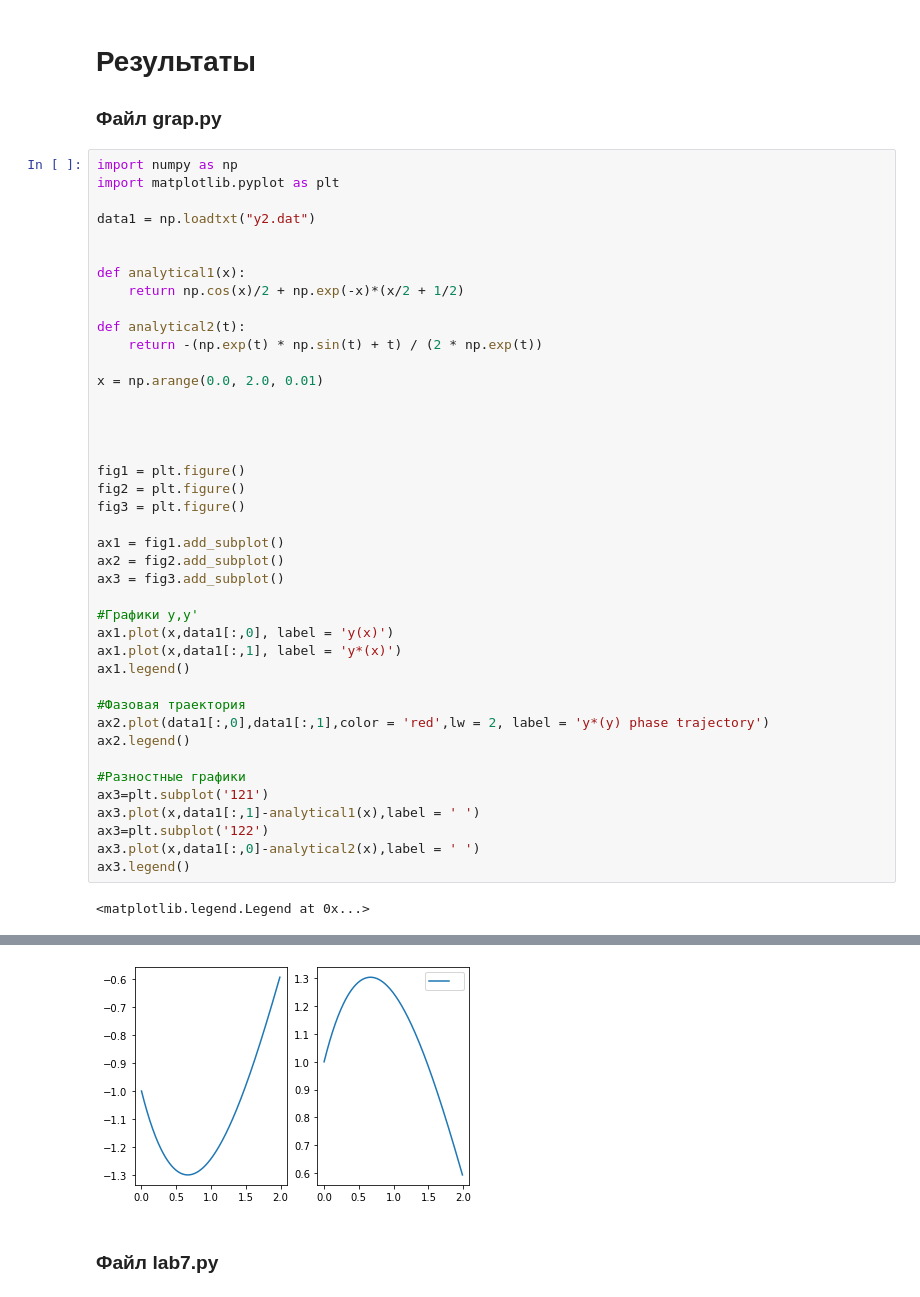
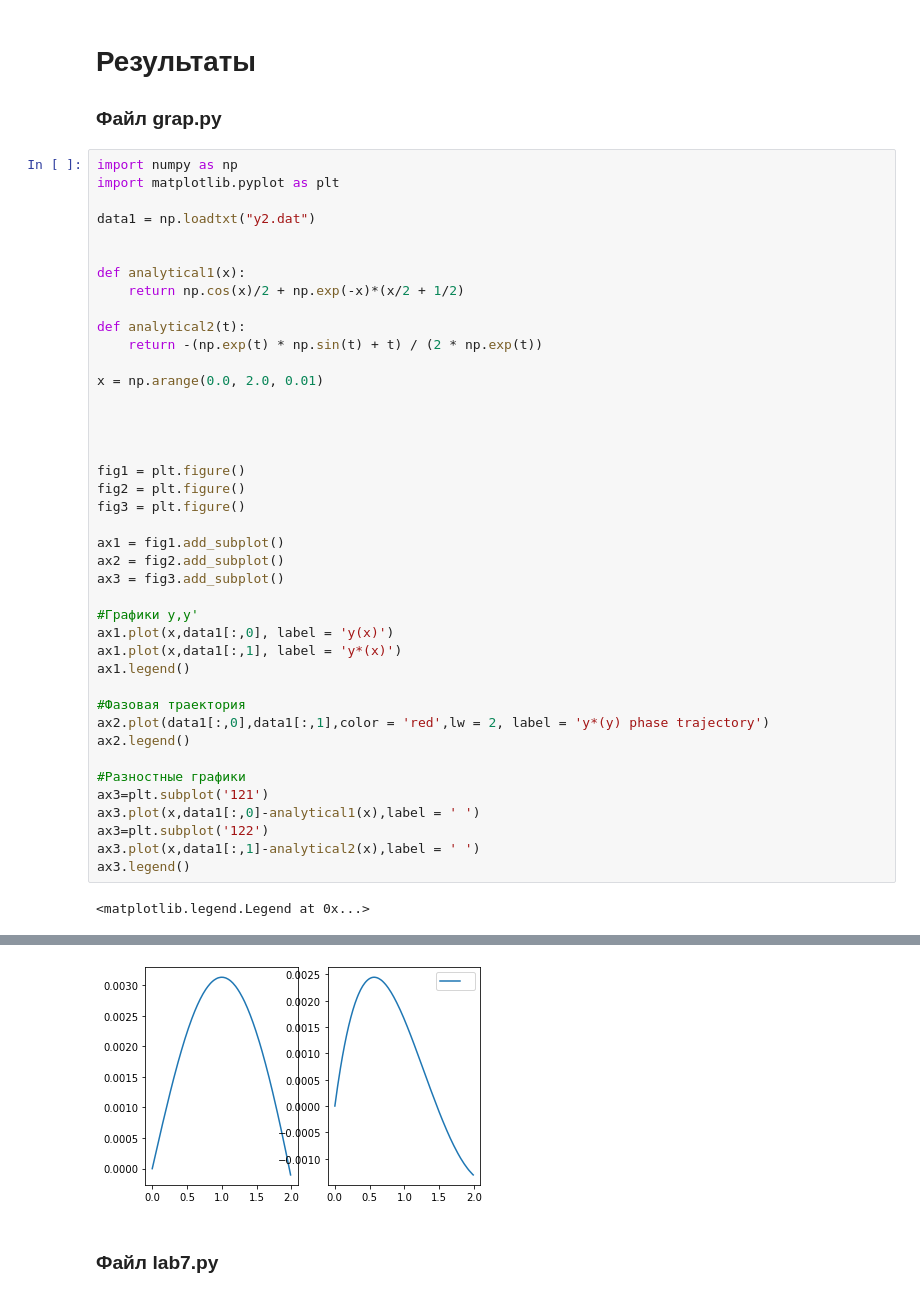
Before and after one commit to SAUSSSS/lab7, a Jupyter notebook: report.ipynb, the cells around one changed output, grey strips where cells are left out. Saved outputs shown, nothing was run; the diff lists cells and outputs as text.

```diff
--- a/report.ipynb
+++ b/report.ipynb
@@ -108,36 +108,36 @@ def analytical2(t):
 x = np.arange(0.0, 2.0, 0.01)
 
 
 
 
 fig1 = plt.figure()
 fig2 = plt.figure()
 fig3 = plt.figure()
 
 ax1 = fig1.add_subplot()
 ax2 = fig2.add_subplot()
 ax3 = fig3.add_subplot()
 
 #Графики y,y'
 ax1.plot(x,data1[:,0], label = 'y(x)')
 ax1.plot(x,data1[:,1], label = 'y*(x)')
 ax1.legend()
 
 #Фазовая траектория
 ax2.plot(data1[:,0],data1[:,1],color = 'red',lw = 2, label = 'y*(y) phase trajectory')
 ax2.legend()
 
 #Разностные графики
 ax3=plt.subplot('121')
-ax3.plot(x,data1[:,1]-analytical1(x),label = ' ')
+ax3.plot(x,data1[:,0]-analytical1(x),label = ' ')
 ax3=plt.subplot('122')
-ax3.plot(x,data1[:,0]-analytical2(x),label = ' ')
+ax3.plot(x,data1[:,1]-analytical2(x),label = ' ')
 ax3.legend()
 # %% [output]
 <matplotlib.legend.Legend at 0x...>
 [figure]
 [figure]
-[figure, old version]
+[figure, new version]
 # %% [markdown]
 ### Файл **lab7.py**
 # %%
```
Also changed, not shown: parts of 1 cell of this notebook, 2 other files.
